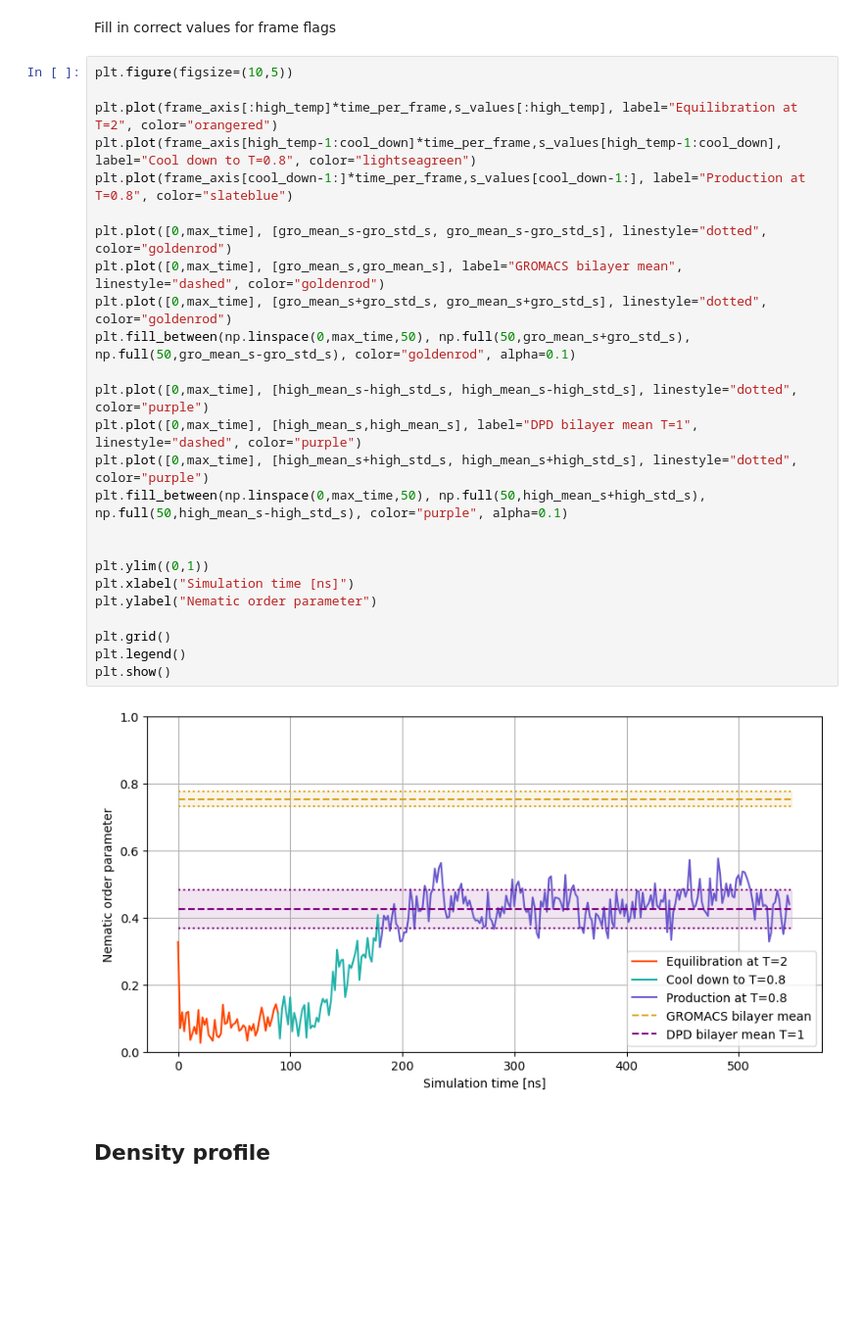
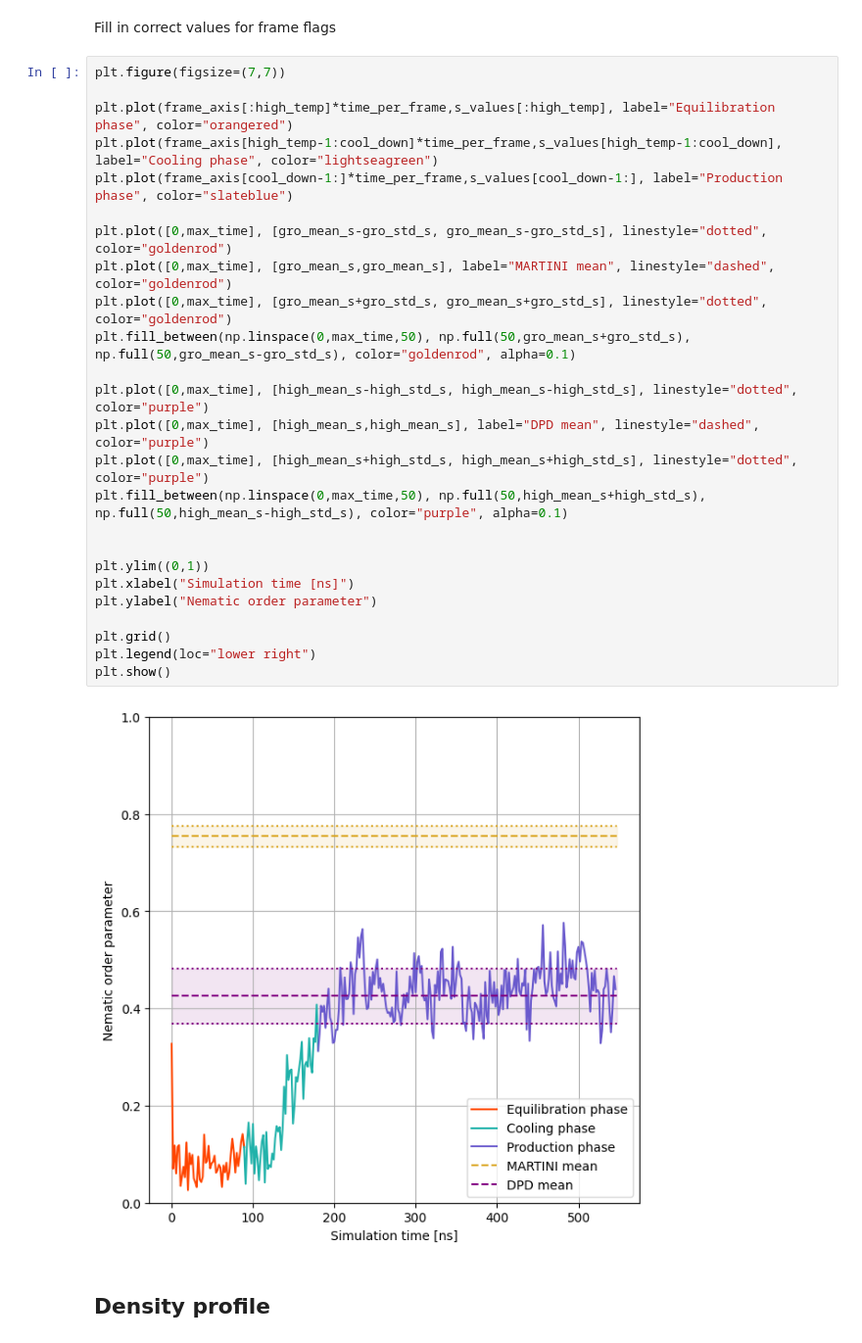
Before and after one commit to G-Scherer/dpd_simulation, a Jupyter notebook: lipid_self_assembly/analysis/analysis_T_1.ipynb, the cells around one changed output. Shown at 98% size. Cells and saved outputs as stored; diff of their text form; blank space fills up the shorter version.

```diff
--- a/lipid_self_assembly/analysis/analysis_T_1.ipynb
+++ b/lipid_self_assembly/analysis/analysis_T_1.ipynb
@@ -212,32 +212,32 @@ high_std_s = np.std(high_s_values)
 # %% [markdown]
 Fill in correct values for frame flags
 # %%
-plt.figure(figsize=(10,5))
+plt.figure(figsize=(7,7))
 
-plt.plot(frame_axis[:high_temp]*time_per_frame,s_values[:high_temp], label="Equilibration at T=2", color="orangered")
-plt.plot(frame_axis[high_temp-1:cool_down]*time_per_frame,s_values[high_temp-1:cool_down], label="Cool down to T=0.8", color="lightseagreen")
-plt.plot(frame_axis[cool_down-1:]*time_per_frame,s_values[cool_down-1:], label="Production at T=0.8", color="slateblue")
+plt.plot(frame_axis[:high_temp]*time_per_frame,s_values[:high_temp], label="Equilibration phase", color="orangered")
+plt.plot(frame_axis[high_temp-1:cool_down]*time_per_frame,s_values[high_temp-1:cool_down], label="Cooling phase", color="lightseagreen")
+plt.plot(frame_axis[cool_down-1:]*time_per_frame,s_values[cool_down-1:], label="Production phase", color="slateblue")
 
 plt.plot([0,max_time], [gro_mean_s-gro_std_s, gro_mean_s-gro_std_s], linestyle="dotted", color="goldenrod")
-plt.plot([0,max_time], [gro_mean_s,gro_mean_s], label="GROMACS bilayer mean", linestyle="dashed", color="goldenrod")
+plt.plot([0,max_time], [gro_mean_s,gro_mean_s], label="MARTINI mean", linestyle="dashed", color="goldenrod")
 plt.plot([0,max_time], [gro_mean_s+gro_std_s, gro_mean_s+gro_std_s], linestyle="dotted", color="goldenrod")
 plt.fill_between(np.linspace(0,max_time,50), np.full(50,gro_mean_s+gro_std_s), np.full(50,gro_mean_s-gro_std_s), color="goldenrod", alpha=0.1)
 
 plt.plot([0,max_time], [high_mean_s-high_std_s, high_mean_s-high_std_s], linestyle="dotted", color="purple")
-plt.plot([0,max_time], [high_mean_s,high_mean_s], label="DPD bilayer mean T=1", linestyle="dashed", color="purple")
+plt.plot([0,max_time], [high_mean_s,high_mean_s], label="DPD mean", linestyle="dashed", color="purple")
 plt.plot([0,max_time], [high_mean_s+high_std_s, high_mean_s+high_std_s], linestyle="dotted", color="purple")
 plt.fill_between(np.linspace(0,max_time,50), np.full(50,high_mean_s+high_std_s), np.full(50,high_mean_s-high_std_s), color="purple", alpha=0.1)
 
 
 plt.ylim((0,1))
 plt.xlabel("Simulation time [ns]")
 plt.ylabel("Nematic order parameter")
 
 plt.grid()
-plt.legend()
+plt.legend(loc="lower right")
 plt.show()
 # %% [output]
-[figure, old version]
+[figure, new version]
 # %% [markdown]
 ## Density profile
 # %%
```
Also changed, not shown: parts of 3 cells of this notebook, 21 other files.
